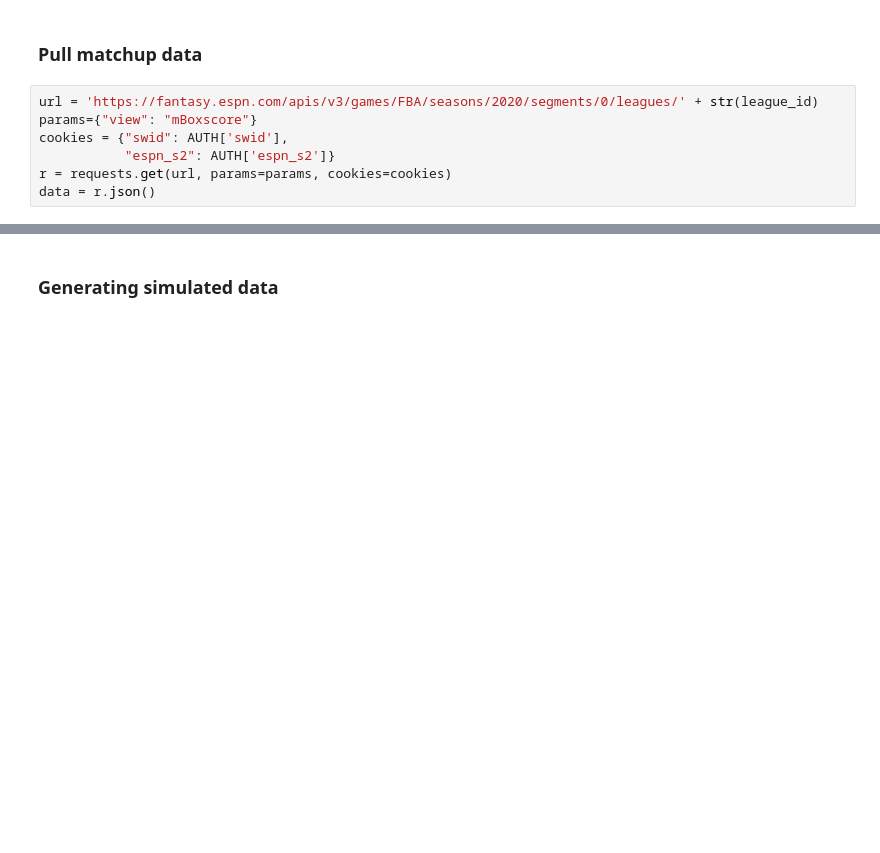
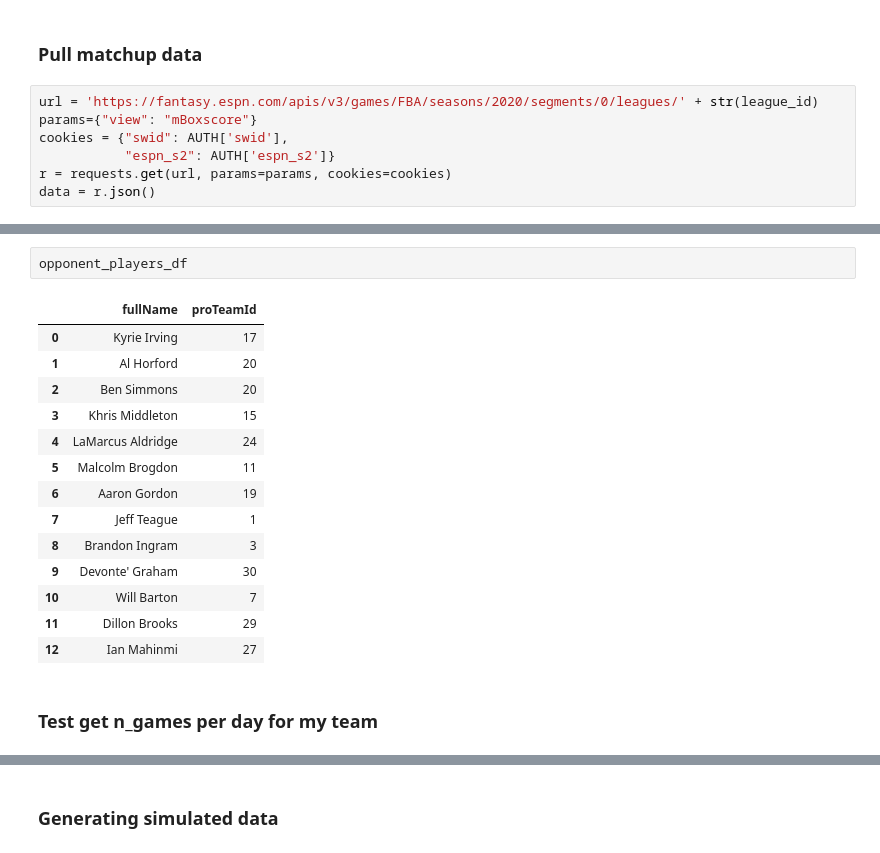
Before and after one commit to codyschank/cluj, a Jupyter notebook: Simulate matchup results.ipynb, the cells around one changed output, grey strips where cells are left out. Cells and saved outputs as stored; diff of their text form; blank space fills up the shorter version.

Commit message:
test nbconvert

```diff
--- a/Simulate matchup results.ipynb
+++ b/Simulate matchup results.ipynb
@@ -125,0 +148,19 @@ opponent_players_df = pd.DataFrame(opponent_players)
+# %%
+opponent_players_df
+# %% [output]
+|  | fullName | proTeamId |
+| 0 | Kyrie Irving | 17 |
+| 1 | Al Horford | 20 |
+| 2 | Ben Simmons | 20 |
+| 3 | Khris Middleton | 15 |
+| 4 | LaMarcus Aldridge | 24 |
+| 5 | Malcolm Brogdon | 11 |
+| 6 | Aaron Gordon | 19 |
+| 7 | Jeff Teague | 1 |
+| 8 | Brandon Ingram | 3 |
+| 9 | Devonte' Graham | 30 |
+| 10 | Will Barton | 7 |
+| 11 | Dillon Brooks | 29 |
+| 12 | Ian Mahinmi | 27 |
+# %% [markdown]
+### Test get n_games per day for my team
```
Also changed, not shown: parts of 13 cells of this notebook, 7 other files.
